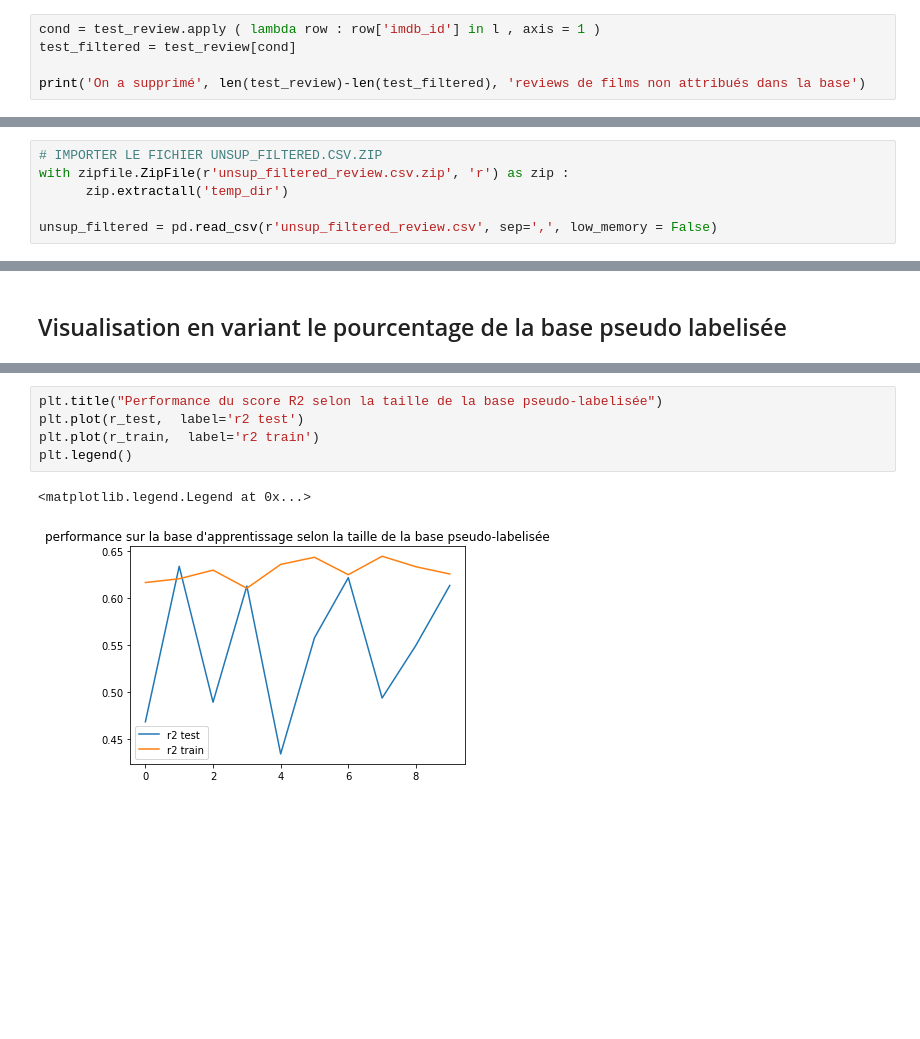
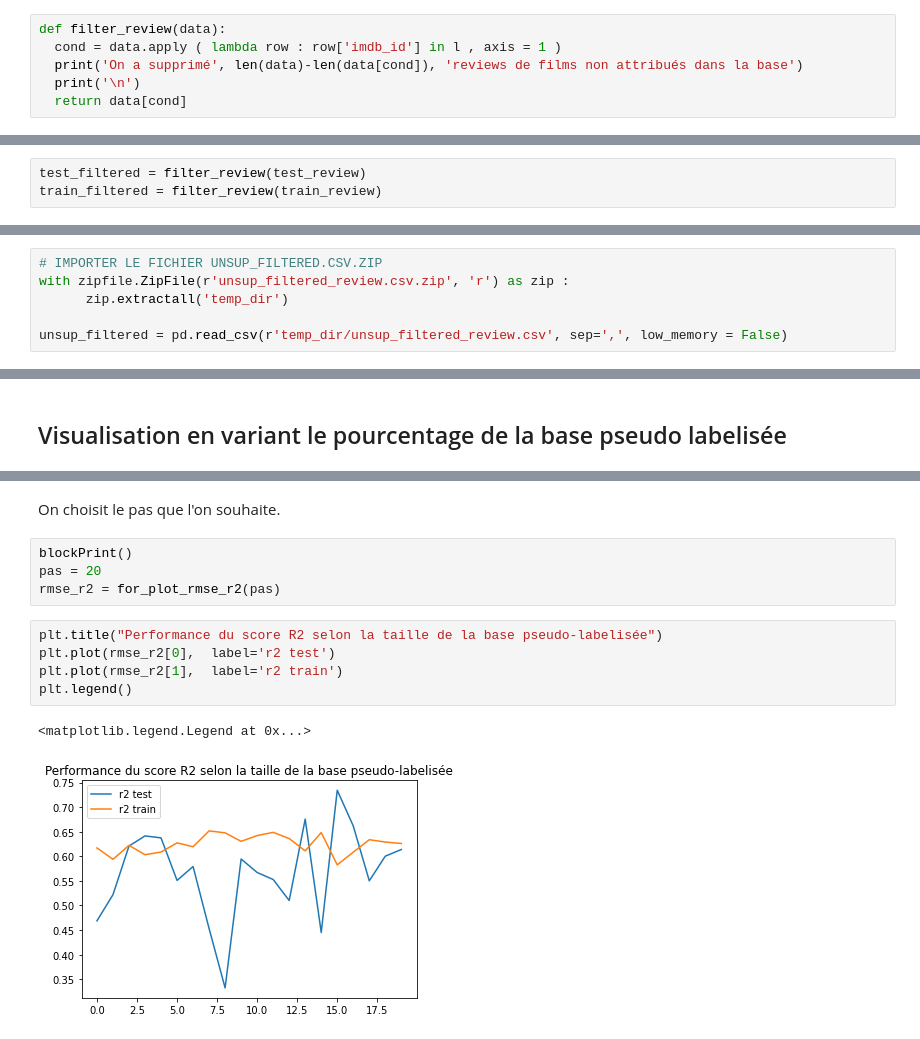
Before and after one commit to marie-ganon/Projet-Python-S1, a Jupyter notebook: Modélisation.ipynb, the cells around one changed output, grey strips where cells are left out. Drawn from its saved outputs; the diff is of its cells as text; blank space fills up the shorter version.

```diff
--- a/Modélisation.ipynb
+++ b/Modélisation.ipynb
@@ -351,5 +385,6 @@ for elem in df.imdb_id:
 # %%
-cond = test_review.apply ( lambda row : row['imdb_id'] in l , axis = 1 )
-test_filtered = test_review[cond]
-
-print('On a supprimé', len(test_review)-len(test_filtered), 'reviews de films non attribués dans la base')
+def filter_review(data):
+  cond = data.apply ( lambda row : row['imdb_id'] in l , axis = 1 )
+  print('On a supprimé', len(data)-len(data[cond]), 'reviews de films non attribués dans la base')
+  print('\n')
+  return data[cond]
@@ -364,0 +391,3 @@ On a supprimé 15094 reviews de films non attribués dans la base
+# %%
+test_filtered = filter_review(test_review)
+train_filtered = filter_review(train_review)
@@ -734,4 +737,4 @@ Le dernier modèle a été un peu amélioré mais l'échantillon ayant beaucoup
 with zipfile.ZipFile(r'unsup_filtered_review.csv.zip', 'r') as zip :
       zip.extractall('temp_dir')
 
-unsup_filtered = pd.read_csv(r'unsup_filtered_review.csv', sep=',', low_memory = False)
+unsup_filtered = pd.read_csv(r'temp_dir/unsup_filtered_review.csv', sep=',', low_memory = False)
@@ -993,10 +951,16 @@ See the caveats in the documentation: https://pandas.pydata.org/pandas-docs/stab
+# %% [markdown]
+On choisit le pas que l'on souhaite.
+# %%
+blockPrint()
+pas = 20
+rmse_r2 = for_plot_rmse_r2(pas)
 # %%
 plt.title("Performance du score R2 selon la taille de la base pseudo-labelisée")
-plt.plot(r_test,  label='r2 test')
-plt.plot(r_train,  label='r2 train')
+plt.plot(rmse_r2[0],  label='r2 test')
+plt.plot(rmse_r2[1],  label='r2 train')
 plt.legend()
 # %% [output]
 <matplotlib.legend.Legend at 0x...>
-[figure, old version]
+[figure, new version]
 # %%
 plt.title("Performance de l'erreur quadratique selon la taille de la base pseudo-labelisée")
```
Also changed, not shown: parts of 65 cells of this notebook.
